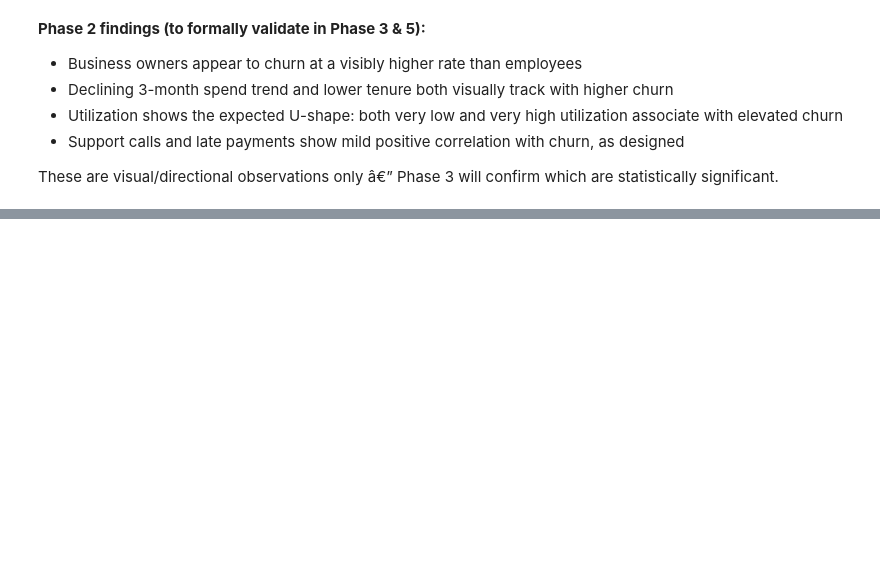
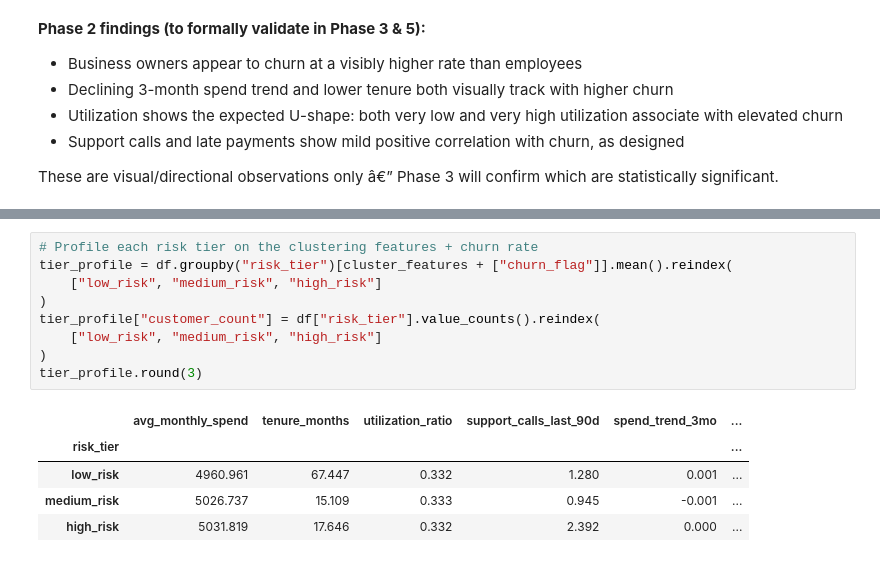
Before and after one commit to sandeepsingh9871/Credit-Card-Churn-Prediction-And-Retention-Analytics, a Jupyter notebook: Credit card churn prediction and retention analytics.ipynb, the cells around one changed output, grey strips where cells are left out. Drawn from its saved outputs; the diff is of its cells as text; blank space fills up the shorter version.

```diff
--- a/Credit card churn prediction and retention analytics.ipynb
+++ b/Credit card churn prediction and retention analytics.ipynb
@@ -514,0 +518,15 @@ logistic regression churn prediction model.
+# %%
+# Profile each risk tier on the clustering features + churn rate
+tier_profile = df.groupby("risk_tier")[cluster_features + ["churn_flag"]].mean().reindex(
+    ["low_risk", "medium_risk", "high_risk"]
+)
+tier_profile["customer_count"] = df["risk_tier"].value_counts().reindex(
+    ["low_risk", "medium_risk", "high_risk"]
+)
+tier_profile.round(3)
+# %% [output]
+|  | avg_monthly_spend | tenure_months | utilization_ratio | support_calls_last_90d | spend_trend_3mo | ... |
+| risk_tier |  |  |  |  |  | ... |
+| low_risk | 4960.961 | 67.447 | 0.332 | 1.280 | 0.001 | ... |
+| medium_risk | 5026.737 | 15.109 | 0.333 | 0.945 | -0.001 | ... |
+| high_risk | 5031.819 | 17.646 | 0.332 | 2.392 | 0.000 | ... |
```
Also changed, not shown: parts of 41 cells of this notebook, 5 other files.
